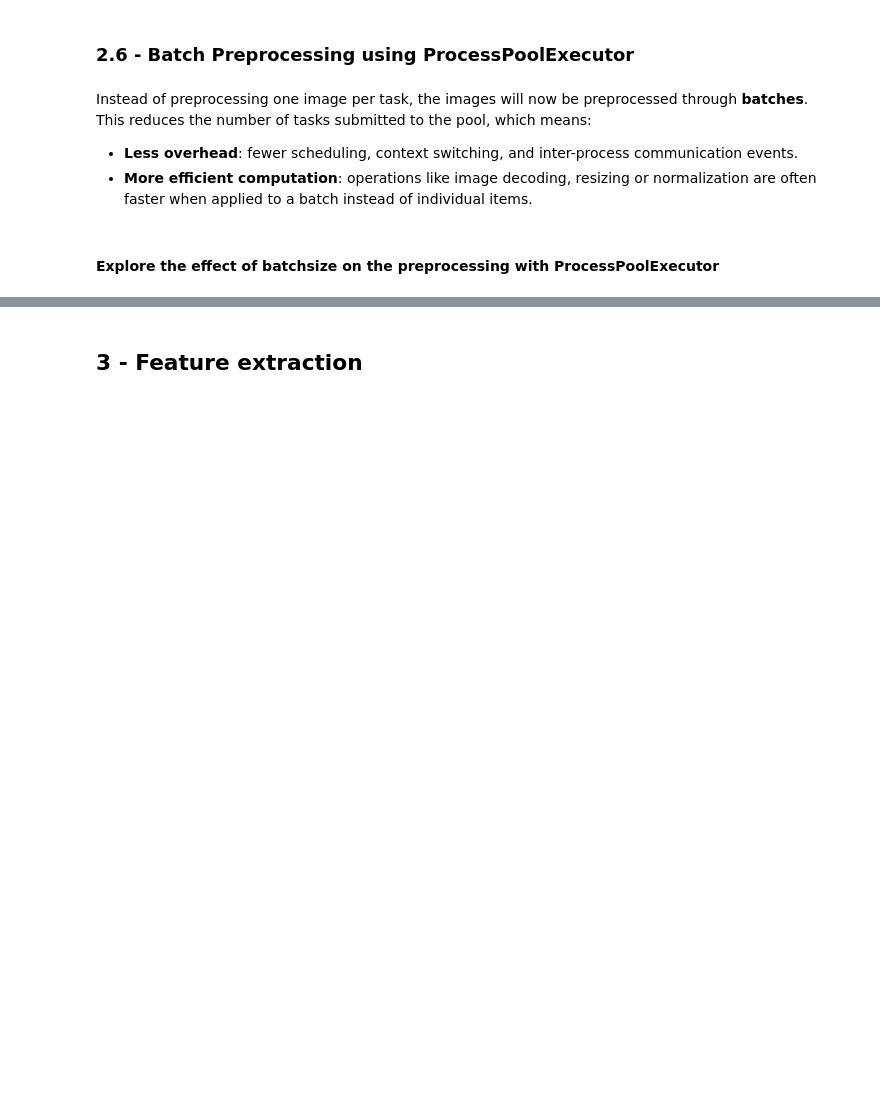
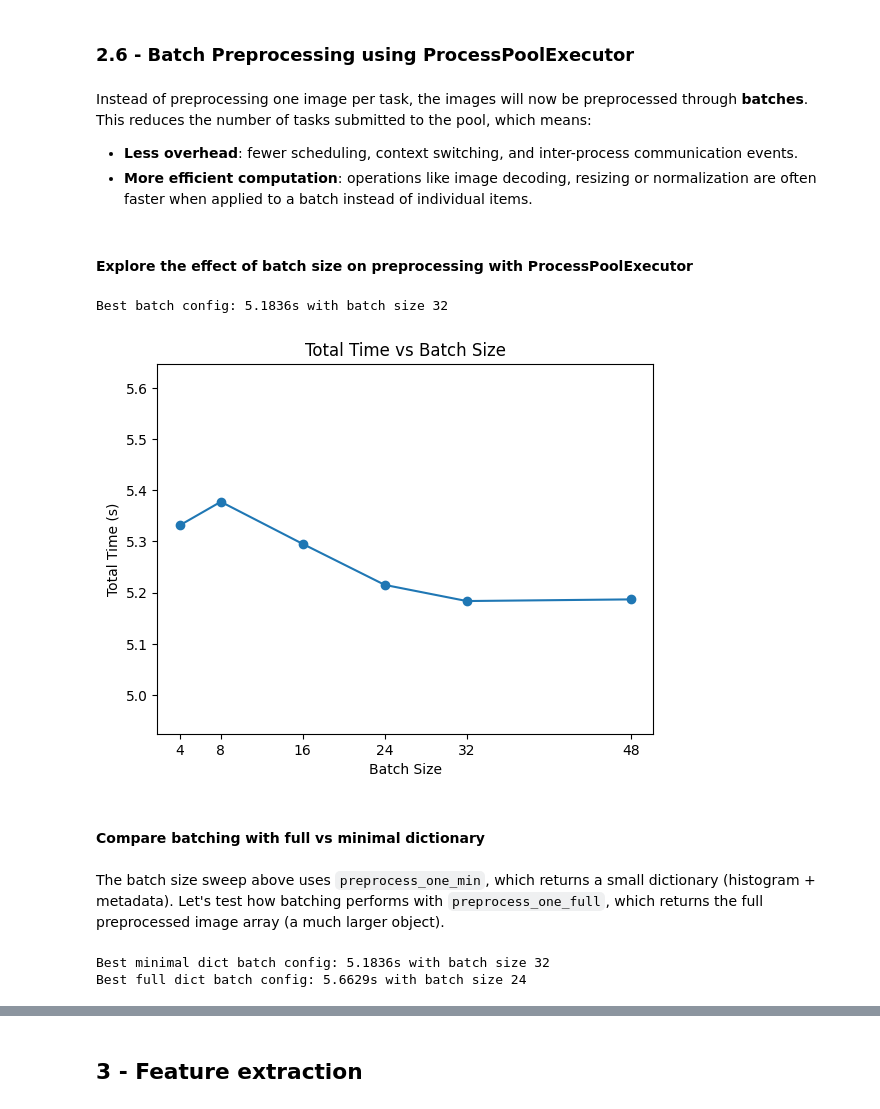
Before and after one commit to G-Gress/python_parallelism, a Jupyter notebook: notebooks/exploration.ipynb, the cells around one changed output, grey strips where cells are left out. Cells and saved outputs as stored; diff of their text form; code cells hidden in the pictures; blank space fills up the shorter version.

Commit message:
Added a conclusion for the batch analysis part

```diff
--- a/notebooks/exploration.ipynb
+++ b/notebooks/exploration.ipynb
@@ -971,8 +955,11 @@ This reduces the number of tasks submitted to the pool, which means:
 # %%
-def worker(batch, size, bins):
+def worker_min(batch, size, bins):
     return [preprocess_one_min(p, size=size, bins=bins) for p in batch]
 
-def preprocess_parallel_batches(paths, size=(224,224), bins=32, batch_size=16, max_workers=None, limit=None, raise_errors=False):
+def worker_full(batch, size, bins):
+    return [preprocess_one(p, size=size, bins=bins) for p in batch]
+
+def preprocess_parallel_batches(paths, worker_func, size=(224,224), bins=32, batch_size=16, max_workers=None, limit=None, raise_errors=False):
     if limit is not None:
         paths = paths[:limit]
 
@@ -989,7 +976,7 @@ def preprocess_parallel_batches(paths, size=(224,224), bins=32, batch_size=16, m
         for batch in batches:
             if first_future_submit is None:
                 first_future_submit = time.perf_counter()
-            futures.append(executor.submit(worker, batch, size, bins))
+            futures.append(executor.submit(worker_func, batch, size, bins))
         for f in as_completed(futures):
             # Handle exceptions from individual tasks without crashing the entire process
             try:
@@ -1022,22 +1006,38 @@ stats_batch
 # %% [markdown]
-#### Explore the effect of batchsize on the preprocessing with ProcessPoolExecutor
+#### Explore the effect of batch size on preprocessing with ProcessPoolExecutor
 # %%
-batch_sizes = [4, 8, 16, 24, 32, 48]
-sweep = []
 for b in batch_sizes:
-    s = preprocess_parallel_batches(paths, limit=SAMPLE_SIZE, batch_size=b)
-    sweep.append(s)
-    print(f"batch={b:2d} total={s['total_time']:.3f}s first_result={s['time_until_first_result']:.3f}s")
-
-# Find best
-best = min(sweep, key=lambda d: d['total_time'])
-print("\nBest batch config:", best)
+    print(f"Benchmarking batch size {b}...")
+    bench_batch_min_, times_batch_min_ = benchmark_function(preprocess_parallel_batches,
+                                                    paths,
+                                                    worker_func=worker_min,
+                                                    limit=SAMPLE_SIZE,
+                                                    n_runs=BENCHMARK_N_RUNS,
+                                                    max_workers=4,
+                                                    batch_size=b)
+    save_benchmark(f"batched_process_min_{b}", bench_batch_min_, times_batch_min_)
+# %%
+# Find best
+df_benchmark = load_benchmarks_as_dataframe(BENCHMARK_RESULTS_PATH)
+sweep = [(df_benchmark.loc[f"batched_process_min_{b}", "mean"], b) for b in batch_sizes]
+
+best = min(sweep, key=lambda d: d[0])
+print(f"Best batch config: {float(best[0]):.4f}s with batch size {best[1]}")
+# %% [output]
+Best batch config: 5.1836s with batch size 32
 # %%
-total_times = [d['total_time'] for d in sweep]
+# Plot total time vs batch size
+total_times = [d[0] for d in sweep]
 
 plt.plot(batch_sizes, total_times, marker='o')
 plt.title("Total Time vs Batch Size")
 plt.ylabel("Total Time (s)")
 plt.xlabel("Batch Size")
-plt.ylim(0, max(total_times) * 1.1)
+plt.ylim(min(total_times) * 0.95, max(total_times) * 1.05)
 plt.xticks(batch_sizes);
+# %% [output]
+[figure, added]
+# %% [markdown]
+#### Compare batching with full vs minimal dictionary
+# %% [markdown]
+The batch size sweep above uses `preprocess_one_min`, which returns a small dictionary (histogram + metadata). Let's test how batching performs with `preprocess_one_full`, which returns the full preprocessed image array (a much larger object).
@@ -1043,0 +1055,25 @@ plt.xticks(batch_sizes);
+# %%
+# Reload updated benchmark results into dataframe
+df_benchmark = load_benchmarks_as_dataframe(BENCHMARK_RESULTS_PATH)
+
+# Get mean times for minimal dict batches
+sweep_min = [(df_benchmark.loc[f'batched_process_min_{b}', 'mean'], b) for b in batch_sizes]
+
+# Get mean times for full dict batches
+sweep_full = [(df_benchmark.loc[f'batched_process_full_{b}', 'mean'], b) for b in batch_sizes]
+
+# Find best for each
+best_min = min(sweep_min, key=lambda d: d[0])
+best_full = min(sweep_full, key=lambda d: d[0])
+
+best_min_time = best_min[0]
+best_full_time = best_full[0]
+
+best_min_batch_size = best_min[1]
+best_full_batch_size = best_full[1]
+
+print(f"Best minimal dict batch config: {float(best_min_time):.4f}s with batch size {best_min_batch_size}")
+print(f"Best full dict batch config: {float(best_full_time):.4f}s with batch size {best_full_batch_size}")
+# %% [output]
+Best minimal dict batch config: 5.1836s with batch size 32
+Best full dict batch config: 5.6629s with batch size 24
```
Also changed, not shown: parts of 22 cells of this notebook.
